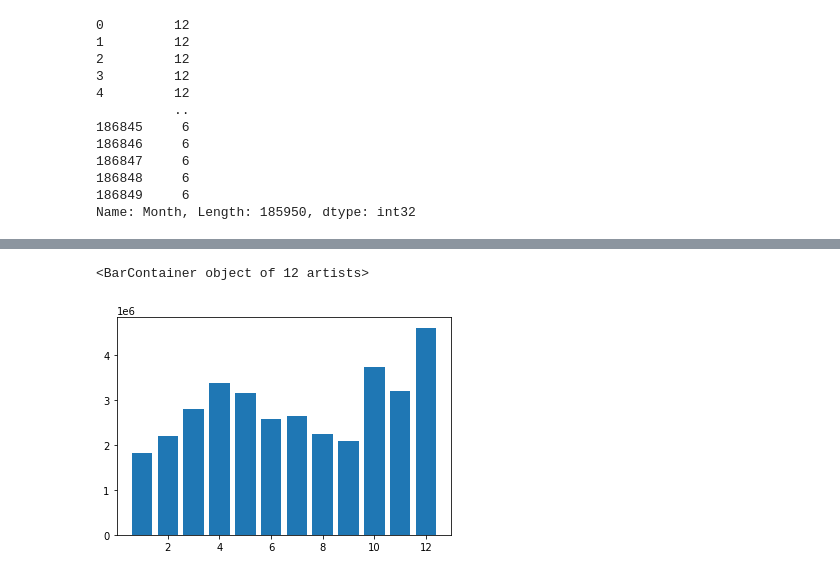
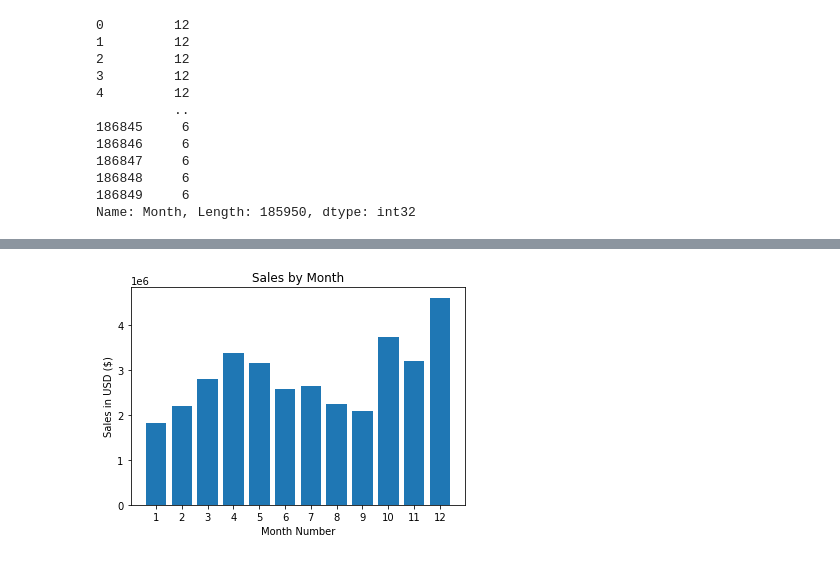
Before and after one commit to dbhinton/sales-analysis, a Jupyter notebook: sales-analysis.ipynb, the cells around one changed output, grey strips where cells are left out. Saved outputs shown, nothing was run; the diff lists cells and outputs as text; code cells hidden in the pictures.

```diff
--- a/sales-analysis.ipynb
+++ b/sales-analysis.ipynb
@@ -131,8 +131,11 @@ all_data.head()
 # %%
 best_sales_months = all_data.groupby('Month').sum()
 months = range(1, 13)
 plt.bar(months, best_sales_months['Sales'])
 plt.xticks(months)
+plt.ylabel('Sales in USD ($)')
+plt.xlabel('Month Number')
+plt.title('Sales by Month')
+plt.show()
 # %% [output]
-<BarContainer object of 12 artists>
-[figure, old version]
+[figure, new version]
```
Also changed, not shown: parts of 4 cells of this notebook.
